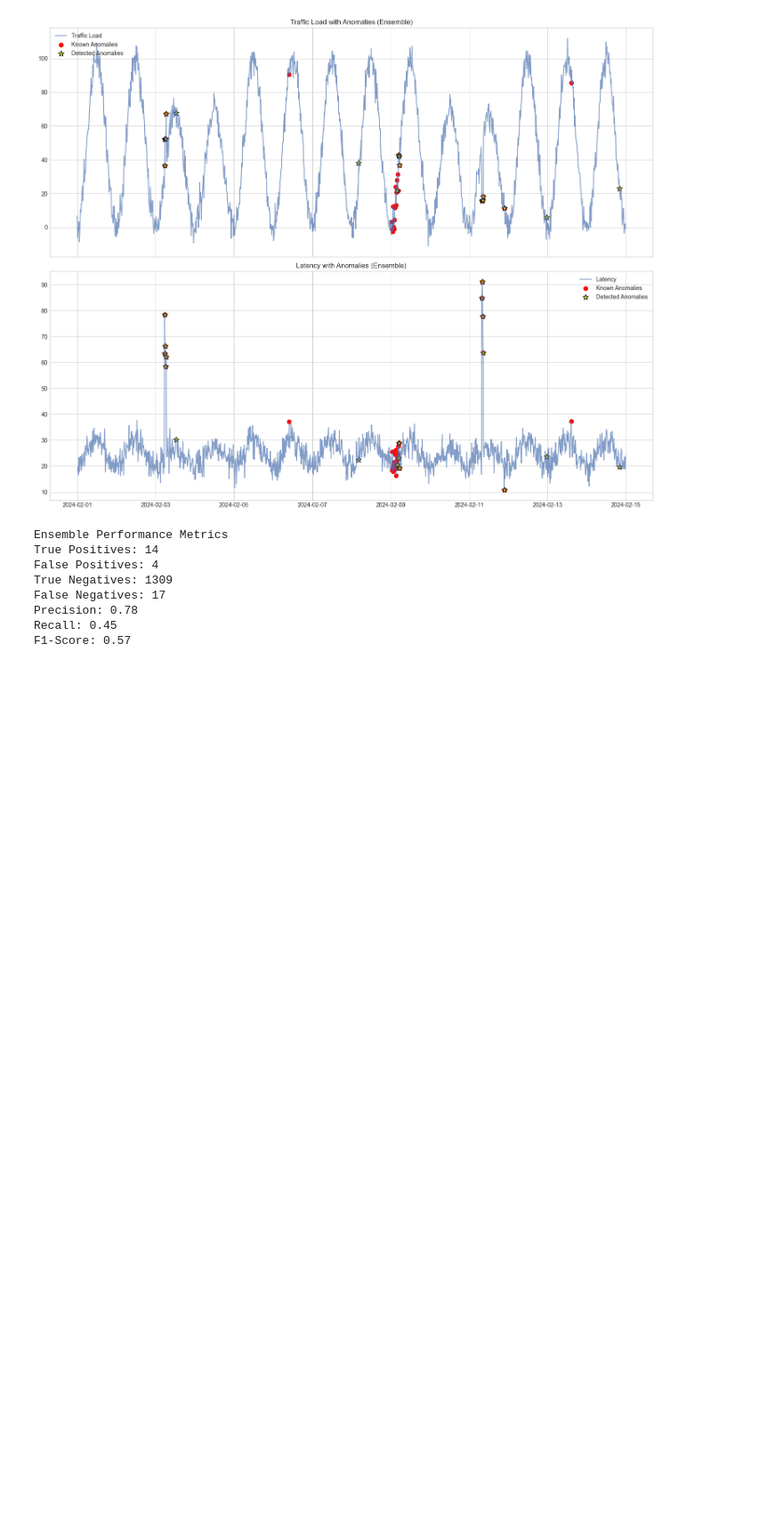
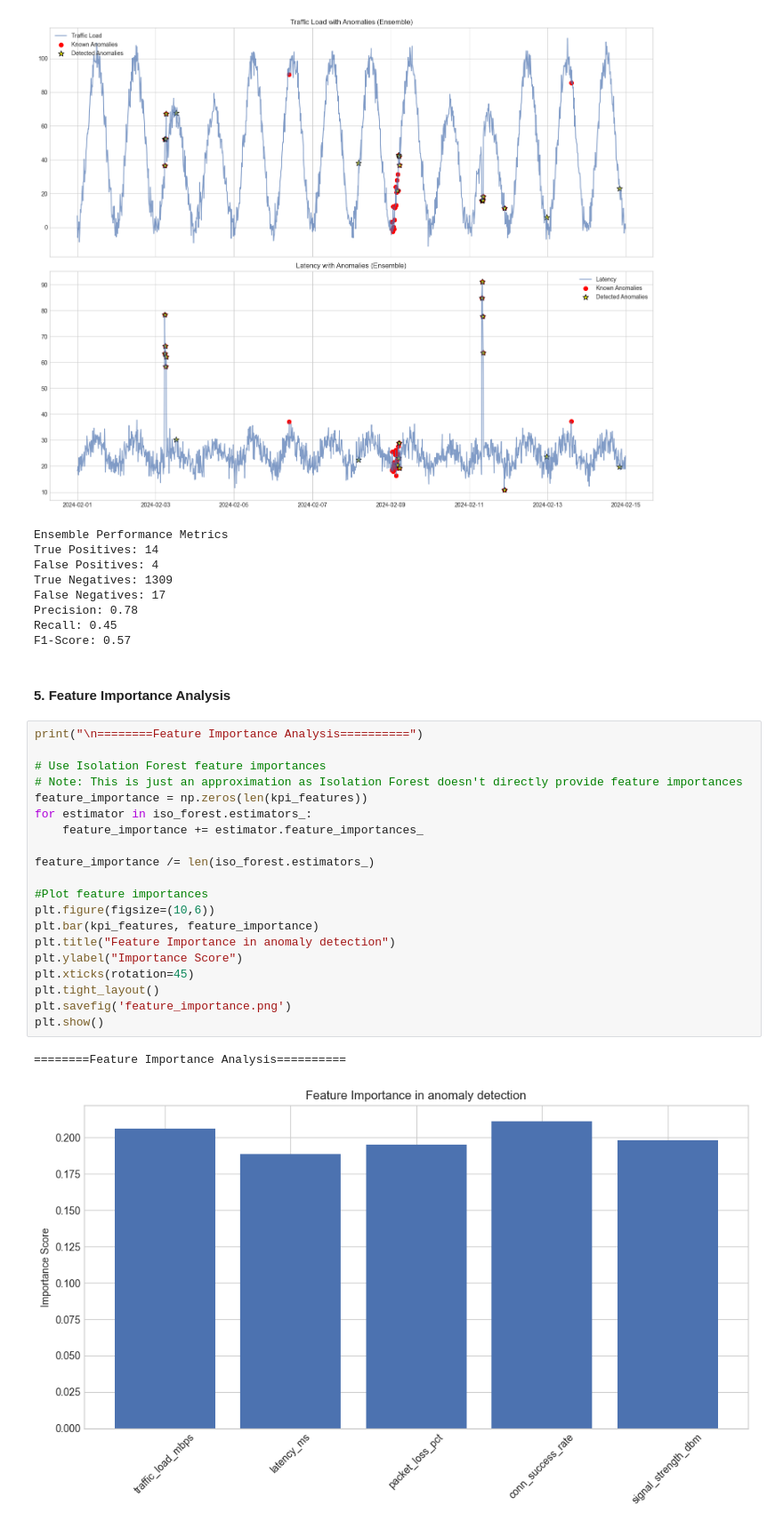
Before and after one commit to kiran2906/telecom_nw_anomaly, a Jupyter notebook: notebooks/anomaly_detection_models.ipynb, the cells around one changed output. Shown at 89% size. Cells and saved outputs as stored; diff of their text form; blank space fills up the shorter version.

```diff
--- a/notebooks/anomaly_detection_models.ipynb
+++ b/notebooks/anomaly_detection_models.ipynb
@@ -292,3 +292,28 @@ False Negatives: 17
 Precision: 0.78
 Recall: 0.45
 F1-Score: 0.57
+# %% [markdown]
+#### 5. Feature Importance Analysis
+# %%
+print("\n========Feature Importance Analysis==========")
+
+# Use Isolation Forest feature importances
+# Note: This is just an approximation as Isolation Forest doesn't directly provide feature importances
+feature_importance = np.zeros(len(kpi_features))
+for estimator in iso_forest.estimators_:
+    feature_importance += estimator.feature_importances_
+
+feature_importance /= len(iso_forest.estimators_)
+
+#Plot feature importances
+plt.figure(figsize=(10,6))
+plt.bar(kpi_features, feature_importance)
+plt.title("Feature Importance in anomaly detection")
+plt.ylabel("Importance Score")
+plt.xticks(rotation=45)
+plt.tight_layout()
+plt.savefig('feature_importance.png')
+plt.show()
+# %% [output]
+========Feature Importance Analysis==========
+[figure, added]
```
Also changed, not shown: parts of 4 cells of this notebook, 4 other files.
